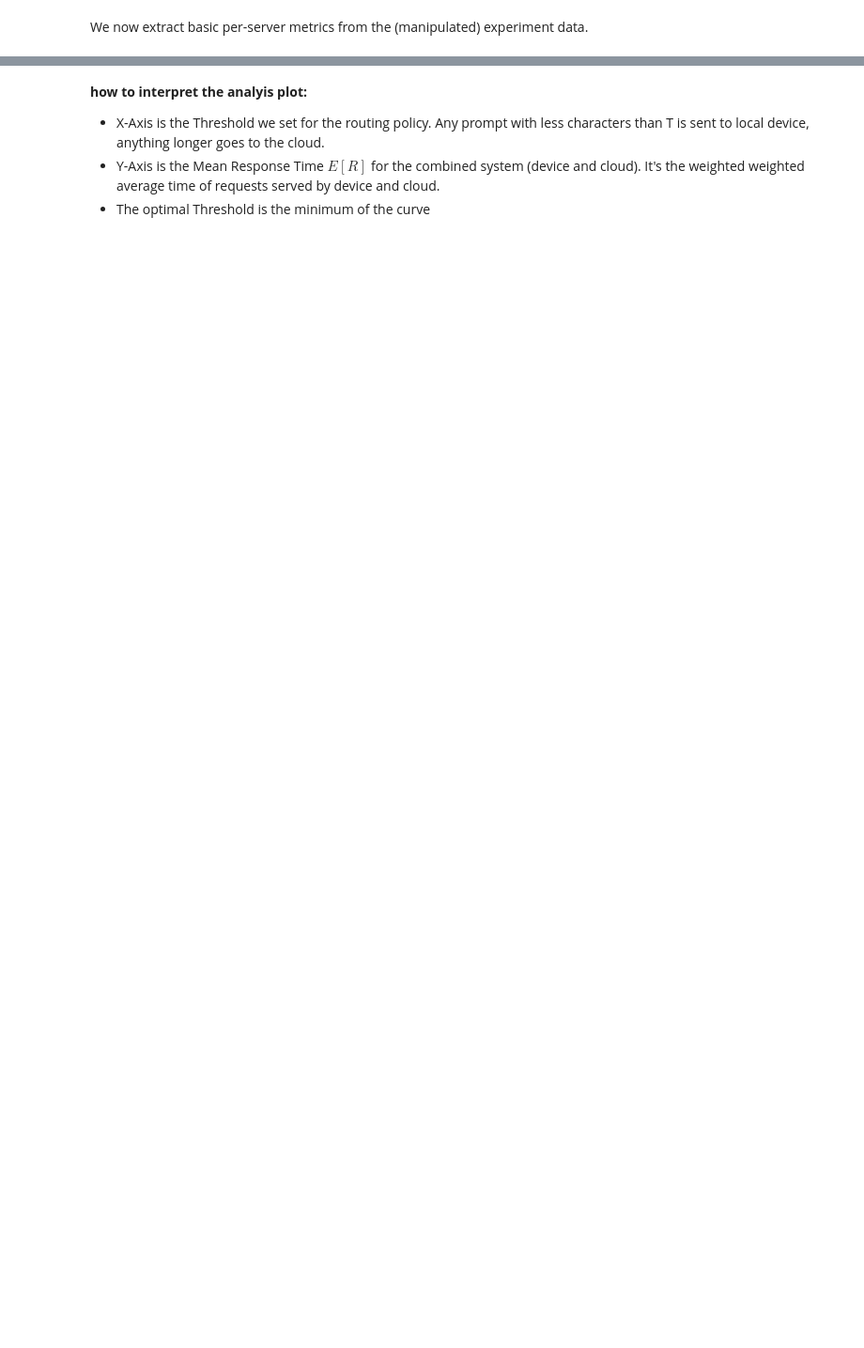
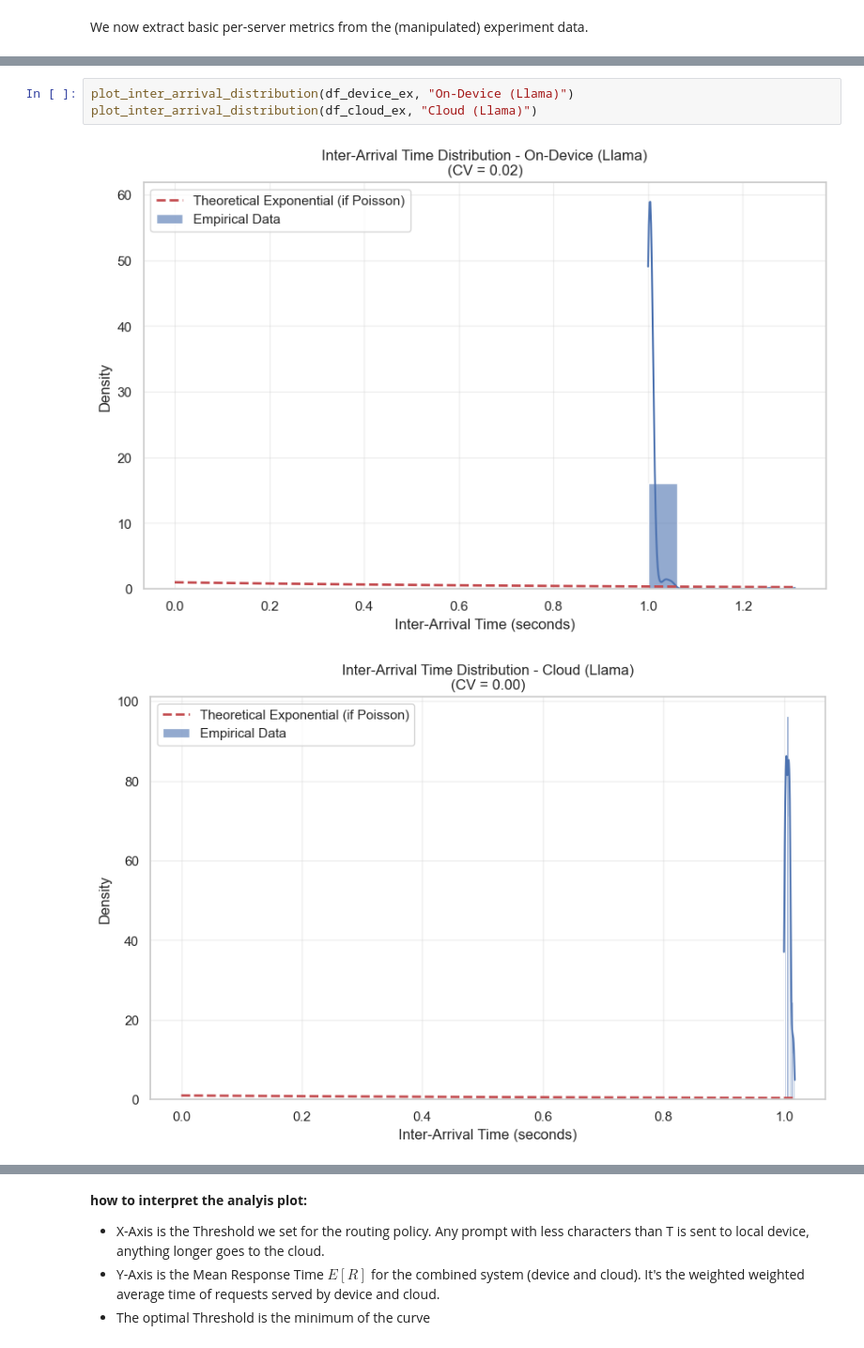
Before and after one commit to fabianHueni/UNIBE_MSGAI_HS25_Project, a Jupyter notebook: analyse/analyse_latency_data.ipynb, the cells around one changed output, grey strips where cells are left out. Shown at 94% size. Saved outputs shown, nothing was run; the diff lists cells and outputs as text; blank space fills up the shorter version.

```diff
--- a/analyse/analyse_latency_data.ipynb
+++ b/analyse/analyse_latency_data.ipynb
@@ -400,3 +396,9 @@ Using the basic per-server metrics we fit a queueing model per server using the
+# %%
+plot_inter_arrival_distribution(df_device_ex, "On-Device (Llama)")
+plot_inter_arrival_distribution(df_cloud_ex, "Cloud (Llama)")
+# %% [output]
+[figure, added]
+[figure, added]
 # %%
 plot_service_time_distribution(df_device_ex, "On-Device (Llama)")
 plot_service_time_distribution(df_cloud_ex, "Cloud (Llama)")
```
Also changed, not shown: parts of 14 cells of this notebook, 1 other file.
